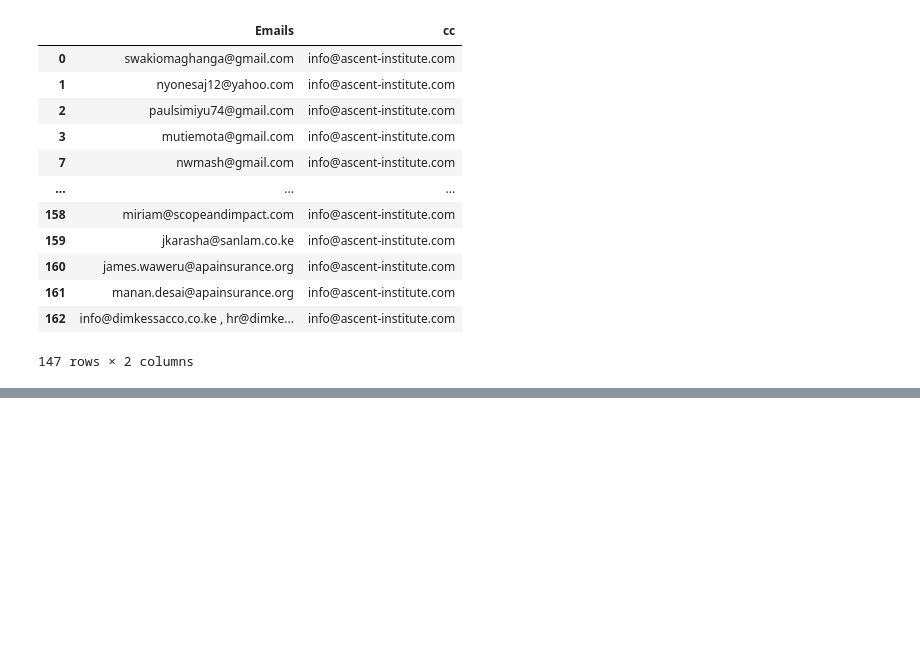
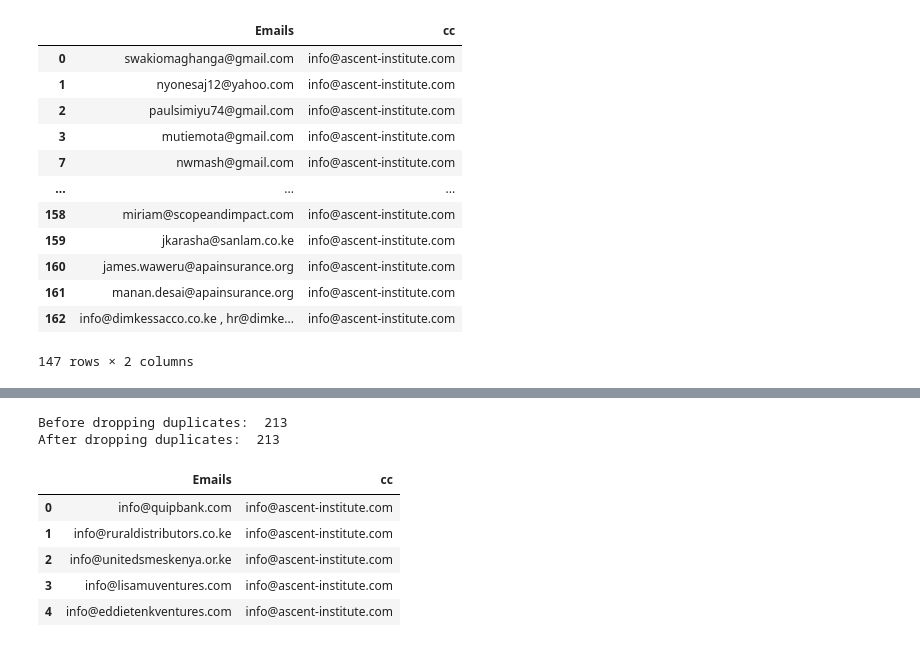
Before and after one commit to IainMosima/bulk-email-sender, a Jupyter notebook: analysis.ipynb, the cells around one changed output, grey strips where cells are left out. Saved outputs shown, nothing was run; the diff lists cells and outputs as text; code cells hidden in the pictures; blank space fills up the shorter version.

```diff
--- a/analysis.ipynb
+++ b/analysis.ipynb
@@ -295,0 +298,3 @@ cleaned_emails_df
+# %%
+df_march_20 = pd.read_csv("emails/march-20/Governance-21st-century-to-send.csv")
+df_march_20.head()
@@ -295,0 +308,15 @@ cleaned_emails_df
+# %%
+df_march_20["cc"] = "info@ascent-institute.com"
+print("Before dropping duplicates: ", len(df_march_20))
+df_march_20.drop_duplicates(subset=["Emails"], inplace=True)
+print("After dropping duplicates: ", len(df_march_20))
+df_march_20.head()
+# %% [output]
+Before dropping duplicates:  213
+After dropping duplicates:  213
+|  | Emails | cc |
+| 0 | info@quipbank.com | info@ascent-institute.com |
+| 1 | info@ruraldistributors.co.ke | info@ascent-institute.com |
+| 2 | info@unitedsmeskenya.or.ke | info@ascent-institute.com |
+| 3 | info@lisamuventures.com | info@ascent-institute.com |
+| 4 | info@eddietenkventures.com | info@ascent-institute.com |
```
Also changed, not shown: parts of 11 cells of this notebook, 21 other files.
